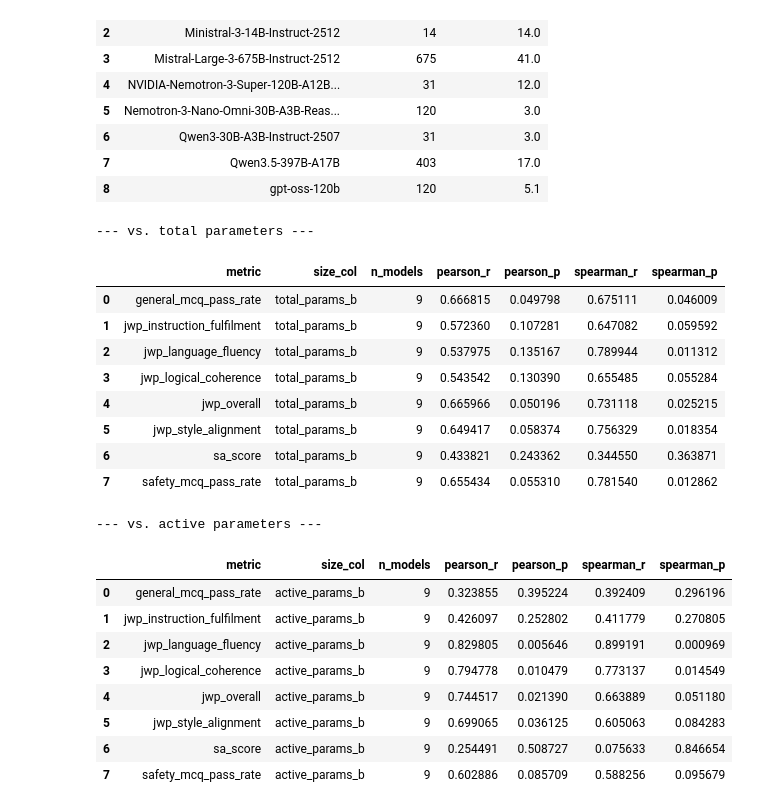
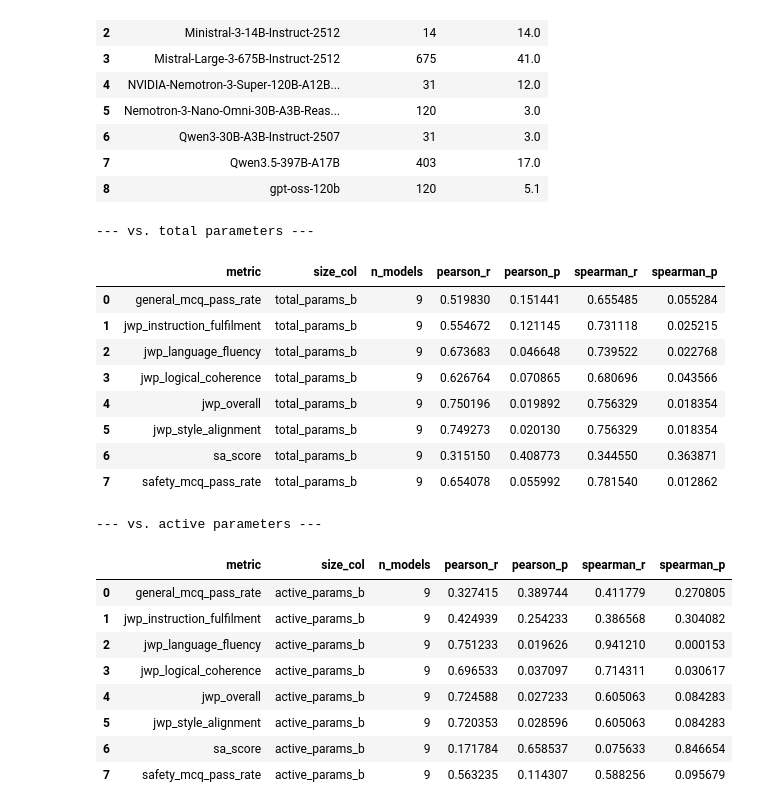
Before and after one commit to Marit-vdh/master-thesis, a Jupyter notebook: experiments/scripts/results_notebook.ipynb, the cells around one changed output. Saved outputs shown, nothing was run; the diff lists cells and outputs as text; code cells hidden in the pictures.

```diff
--- a/experiments/scripts/results_notebook.ipynb
+++ b/experiments/scripts/results_notebook.ipynb
@@ -480,51 +476,51 @@ model_size_df
 # %%
 def correlate_size_vs_performance(agg_df, model_size_df, size_col='total_params_b'):
     perf_df = agg_df.groupby(['model', 'metric'])['score'].mean().reset_index()
     merged = perf_df.merge(model_size_df[['model', size_col]], on='model').dropna(subset=[size_col])
-    merged['log_size'] = np.log10(merged[size_col])
+    merged['log_size'] = merged[size_col]
 
     rows = []
     for metric in sorted(merged['metric'].unique()):
         sub = merged[merged['metric'] == metric]
         if sub['model'].nunique() < 3:
             continue
         pearson_r, pearson_p = stats.pearsonr(sub['log_size'], sub['score'])
         spearman_r, spearman_p = stats.spearmanr(sub['log_size'], sub['score'])
         rows.append({
             'metric': metric, 'size_col': size_col, 'n_models': sub['model'].nunique(),
             'pearson_r': pearson_r, 'pearson_p': pearson_p,
             'spearman_r': spearman_r, 'spearman_p': spearman_p,
         })
     return pd.DataFrame(rows), merged
 
 size_corr_total, merged_total = correlate_size_vs_performance(agg_df, model_size_df, 'total_params_b')
 size_corr_active, merged_active = correlate_size_vs_performance(agg_df, model_size_df, 'active_params_b')
 
 print('--- vs. total parameters ---')
 display(size_corr_total)
 print('--- vs. active parameters ---')
 display(size_corr_active)
 # %% [output]
 --- vs. total parameters ---
 |  | metric | size_col | n_models | pearson_r | pearson_p | spearman_r | spearman_p |
-| 0 | general_mcq_pass_rate | total_params_b | 9 | 0.666815 | 0.049798 | 0.675111 | 0.046009 |
-| 1 | jwp_instruction_fulfilment | total_params_b | 9 | 0.572360 | 0.107281 | 0.647082 | 0.059592 |
-| 2 | jwp_language_fluency | total_params_b | 9 | 0.537975 | 0.135167 | 0.789944 | 0.011312 |
-| 3 | jwp_logical_coherence | total_params_b | 9 | 0.543542 | 0.130390 | 0.655485 | 0.055284 |
-| 4 | jwp_overall | total_params_b | 9 | 0.665966 | 0.050196 | 0.731118 | 0.025215 |
-| 5 | jwp_style_alignment | total_params_b | 9 | 0.649417 | 0.058374 | 0.756329 | 0.018354 |
-| 6 | sa_score | total_params_b | 9 | 0.433821 | 0.243362 | 0.344550 | 0.363871 |
-| 7 | safety_mcq_pass_rate | total_params_b | 9 | 0.655434 | 0.055310 | 0.781540 | 0.012862 |
+| 0 | general_mcq_pass_rate | total_params_b | 9 | 0.519830 | 0.151441 | 0.655485 | 0.055284 |
+| 1 | jwp_instruction_fulfilment | total_params_b | 9 | 0.554672 | 0.121145 | 0.731118 | 0.025215 |
+| 2 | jwp_language_fluency | total_params_b | 9 | 0.673683 | 0.046648 | 0.739522 | 0.022768 |
+| 3 | jwp_logical_coherence | total_params_b | 9 | 0.626764 | 0.070865 | 0.680696 | 0.043566 |
+| 4 | jwp_overall | total_params_b | 9 | 0.750196 | 0.019892 | 0.756329 | 0.018354 |
+| 5 | jwp_style_alignment | total_params_b | 9 | 0.749273 | 0.020130 | 0.756329 | 0.018354 |
+| 6 | sa_score | total_params_b | 9 | 0.315150 | 0.408773 | 0.344550 | 0.363871 |
+| 7 | safety_mcq_pass_rate | total_params_b | 9 | 0.654078 | 0.055992 | 0.781540 | 0.012862 |
 --- vs. active parameters ---
 |  | metric | size_col | n_models | pearson_r | pearson_p | spearman_r | spearman_p |
-| 0 | general_mcq_pass_rate | active_params_b | 9 | 0.323855 | 0.395224 | 0.392409 | 0.296196 |
-| 1 | jwp_instruction_fulfilment | active_params_b | 9 | 0.426097 | 0.252802 | 0.411779 | 0.270805 |
-| 2 | jwp_language_fluency | active_params_b | 9 | 0.829805 | 0.005646 | 0.899191 | 0.000969 |
-| 3 | jwp_logical_coherence | active_params_b | 9 | 0.794778 | 0.010479 | 0.773137 | 0.014549 |
-| 4 | jwp_overall | active_params_b | 9 | 0.744517 | 0.021390 | 0.663889 | 0.051180 |
-| 5 | jwp_style_alignment | active_params_b | 9 | 0.699065 | 0.036125 | 0.605063 | 0.084283 |
-| 6 | sa_score | active_params_b | 9 | 0.254491 | 0.508727 | 0.075633 | 0.846654 |
-| 7 | safety_mcq_pass_rate | active_params_b | 9 | 0.602886 | 0.085709 | 0.588256 | 0.095679 |
+| 0 | general_mcq_pass_rate | active_params_b | 9 | 0.327415 | 0.389744 | 0.411779 | 0.270805 |
+| 1 | jwp_instruction_fulfilment | active_params_b | 9 | 0.424939 | 0.254233 | 0.386568 | 0.304082 |
+| 2 | jwp_language_fluency | active_params_b | 9 | 0.751233 | 0.019626 | 0.941210 | 0.000153 |
+| 3 | jwp_logical_coherence | active_params_b | 9 | 0.696533 | 0.037097 | 0.714311 | 0.030617 |
+| 4 | jwp_overall | active_params_b | 9 | 0.724588 | 0.027233 | 0.605063 | 0.084283 |
+| 5 | jwp_style_alignment | active_params_b | 9 | 0.720353 | 0.028596 | 0.605063 | 0.084283 |
+| 6 | sa_score | active_params_b | 9 | 0.171784 | 0.658537 | 0.075633 | 0.846654 |
+| 7 | safety_mcq_pass_rate | active_params_b | 9 | 0.563235 | 0.114307 | 0.588256 | 0.095679 |
 # %%
 def plot_size_vs_metric(merged, metric, size_col='total_params_b'):
     sub = merged[merged['metric'] == metric]
```
Also changed, not shown: parts of 11 cells of this notebook, 40 other files.
